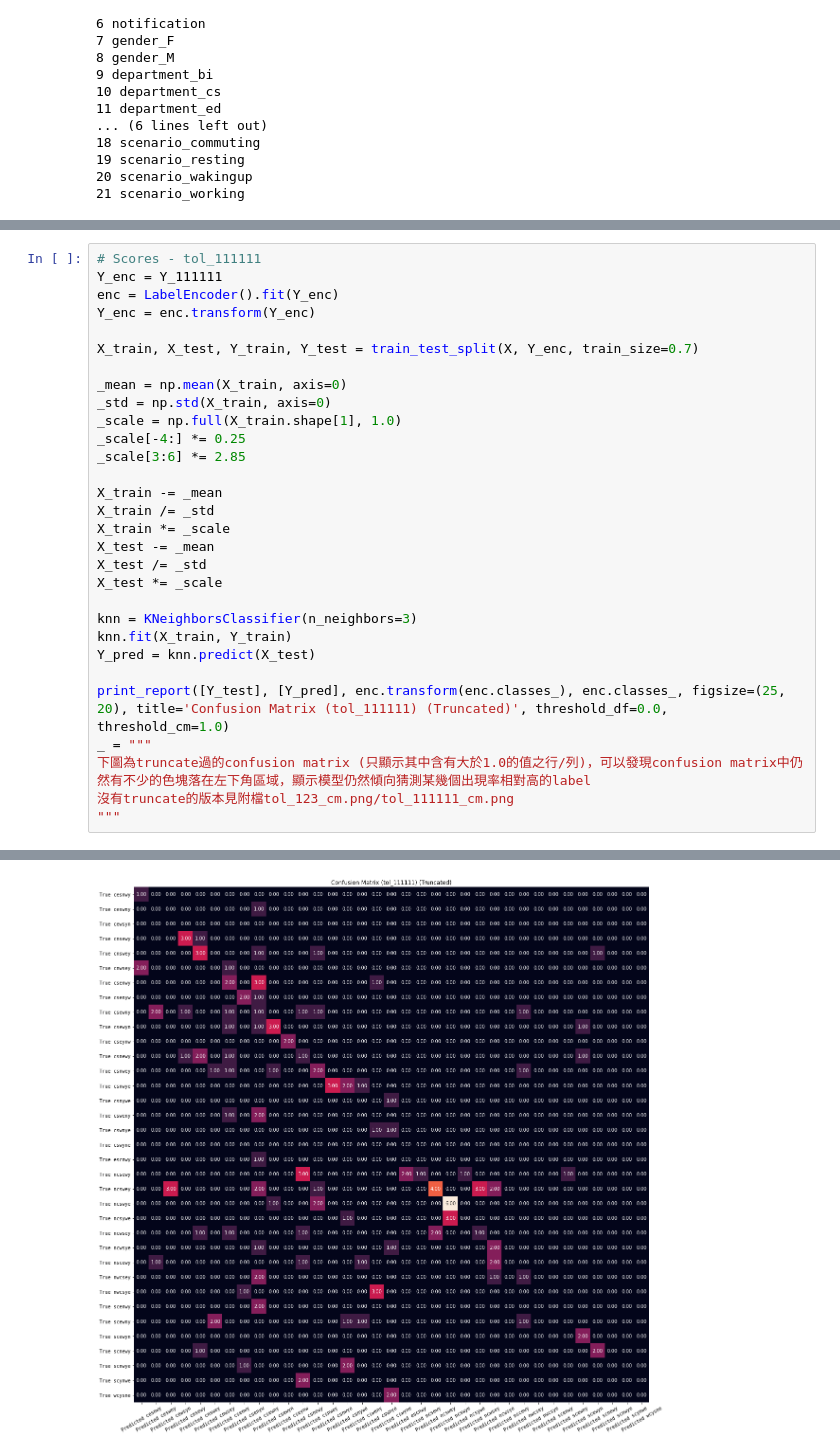
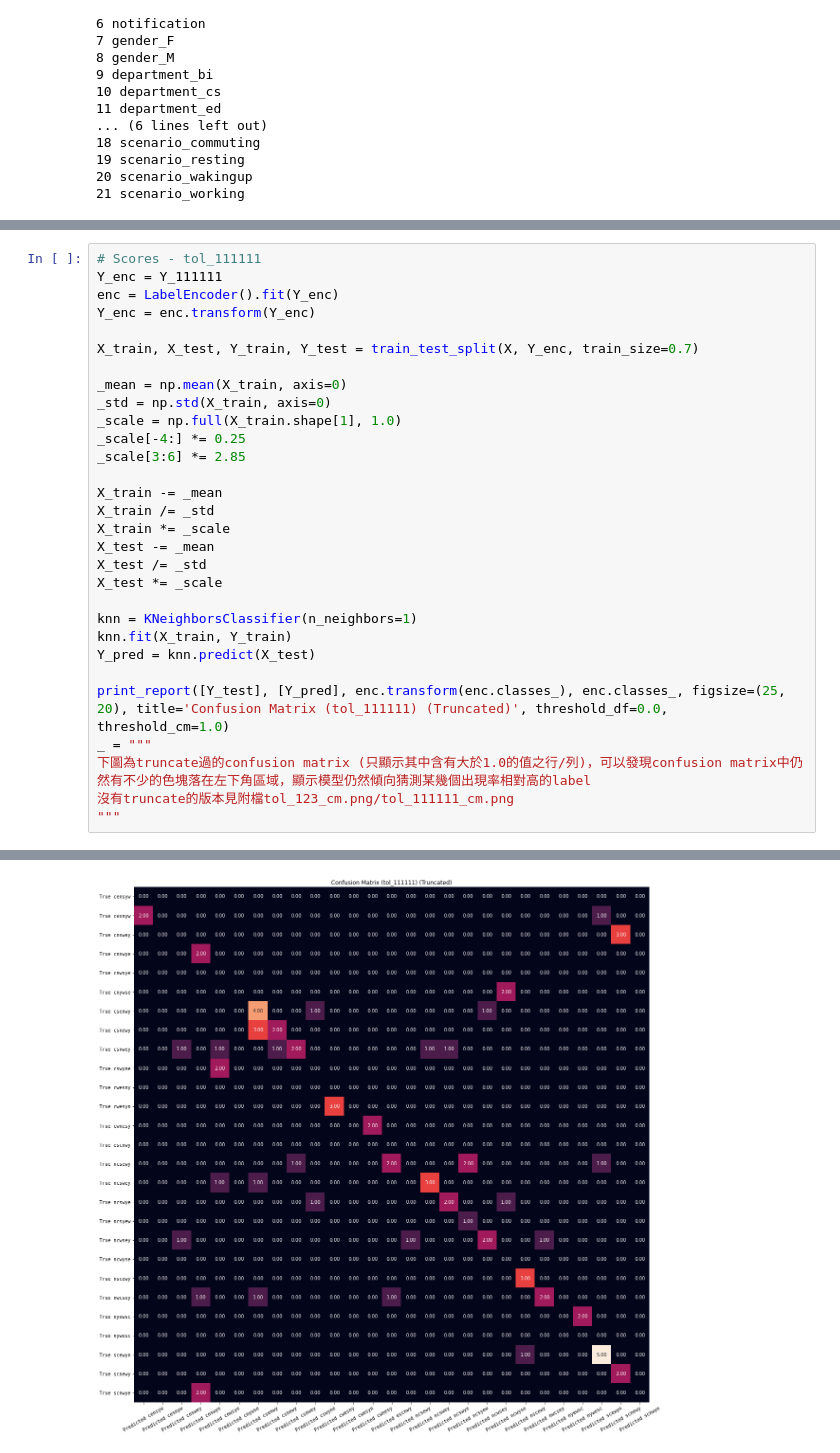
Before and after one commit to DaiDai924/ML_project-Mobile_Notifications_Sequence, a Jupyter notebook: models/KNN/knn.ipynb, the cells around one changed output, grey strips where cells are left out. Drawn from its saved outputs; the diff is of its cells as text.

```diff
--- a/models/KNN/knn.ipynb
+++ b/models/KNN/knn.ipynb
@@ -346,7 +401,7 @@ X_test -= _mean
 X_test /= _std
 X_test *= _scale
 
-knn = KNeighborsClassifier(n_neighbors=3)
+knn = KNeighborsClassifier(n_neighbors=1)
 knn.fit(X_train, Y_train)
 Y_pred = knn.predict(X_test)
 
@@ -375,2 +430,2 @@ scnewy      66.67%    66.67%
 ynwesc     100.00%   100.00%
-[figure, old version]
+[figure, new version]
```
Also changed, not shown: parts of 6 cells of this notebook.
